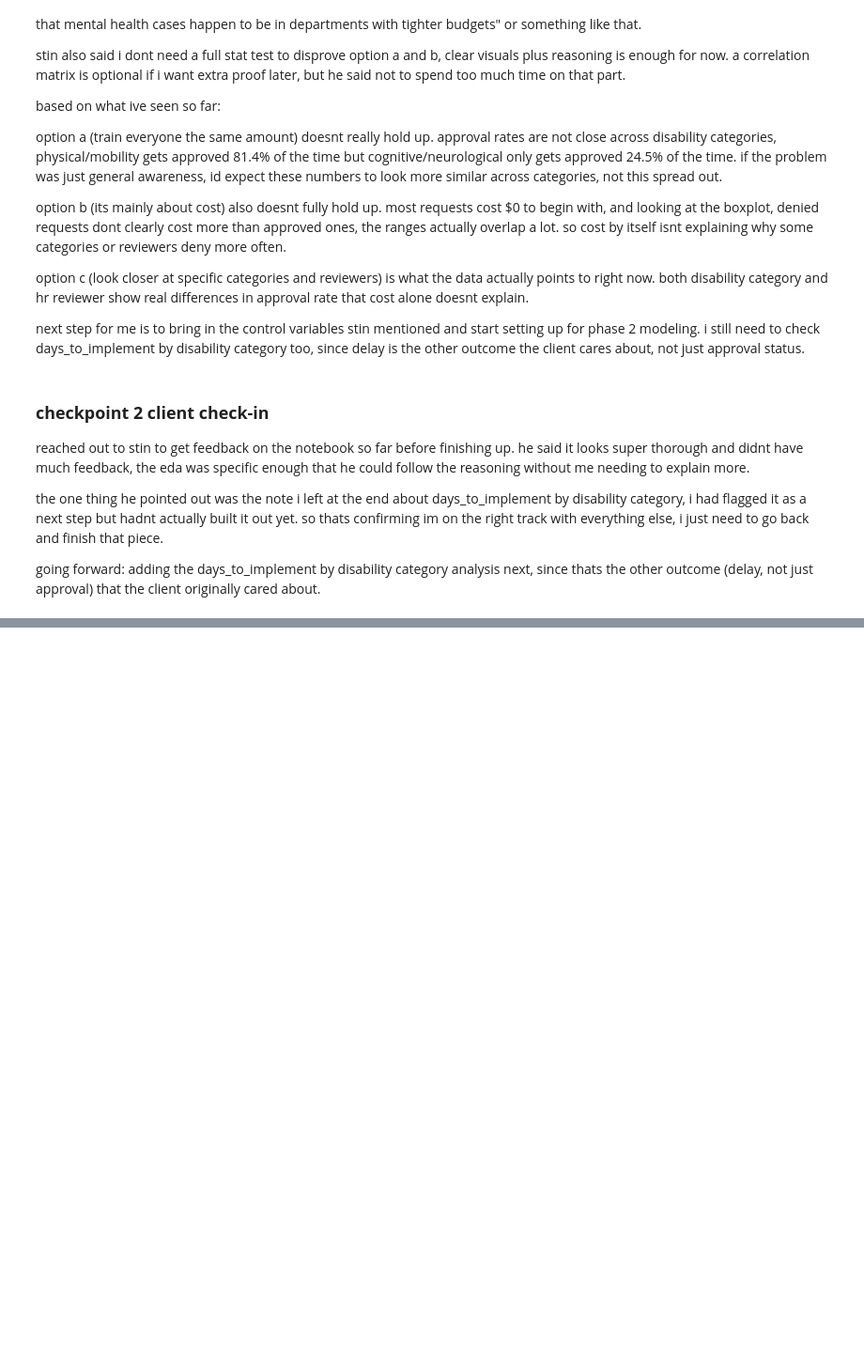
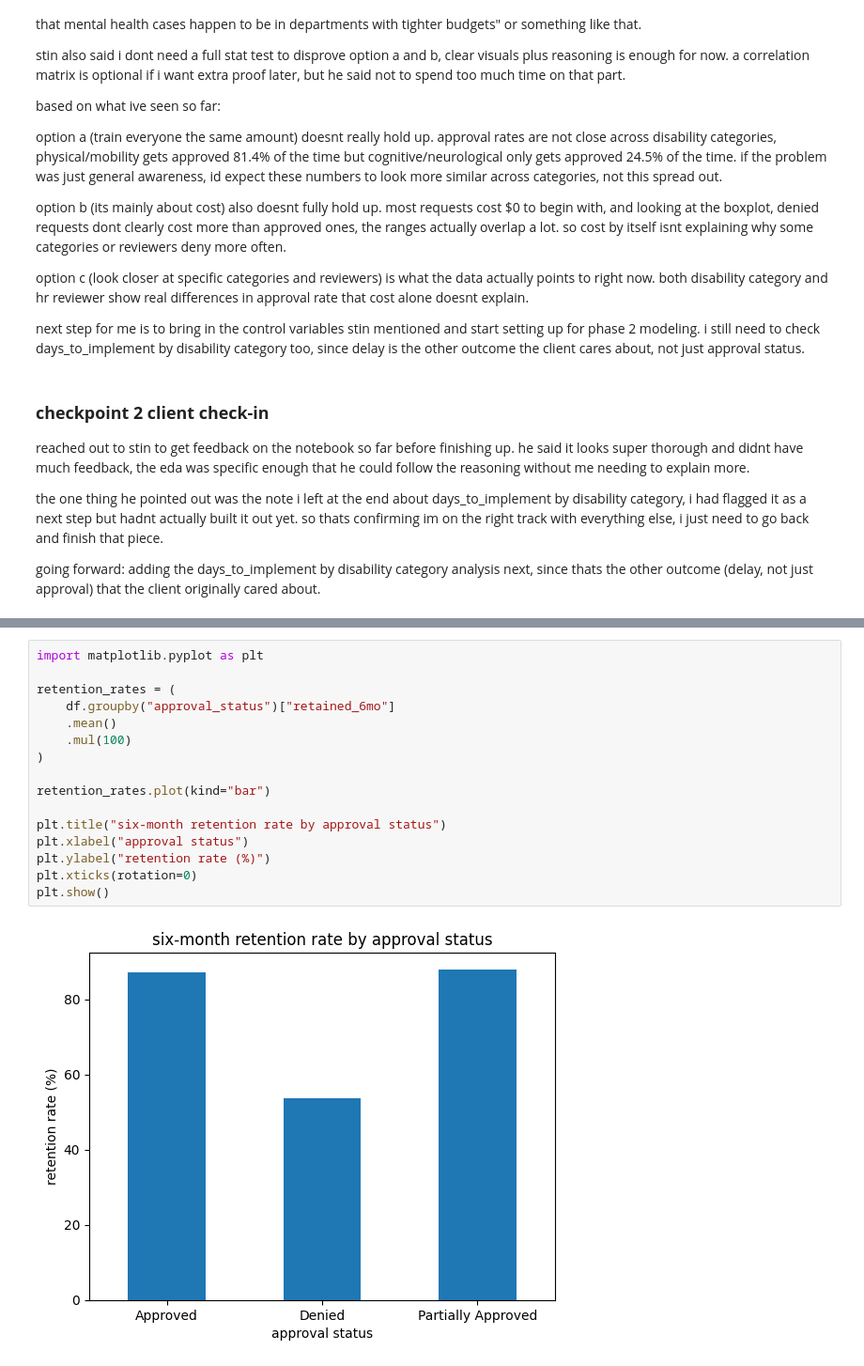
Before and after one commit to MSagri05/IAT461-Final-Project, a Jupyter notebook: workplace_accommodation_analysis.ipynb, the cells around one changed output, grey strips where cells are left out. Shown at 94% size. Cells and saved outputs as stored; diff of their text form; blank space fills up the shorter version.

```diff
--- a/workplace_accommodation_analysis.ipynb
+++ b/workplace_accommodation_analysis.ipynb
@@ -607,0 +1438,18 @@ going forward: adding the days_to_implement by disability category analysis next
+# %%
+import matplotlib.pyplot as plt
+
+retention_rates = (
+    df.groupby("approval_status")["retained_6mo"]
+    .mean()
+    .mul(100)
+)
+
+retention_rates.plot(kind="bar")
+
+plt.title("six-month retention rate by approval status")
+plt.xlabel("approval status")
+plt.ylabel("retention rate (%)")
+plt.xticks(rotation=0)
+plt.show()
+# %% [output]
+[figure, added]
```
Also changed, not shown: parts of 46 cells of this notebook.
